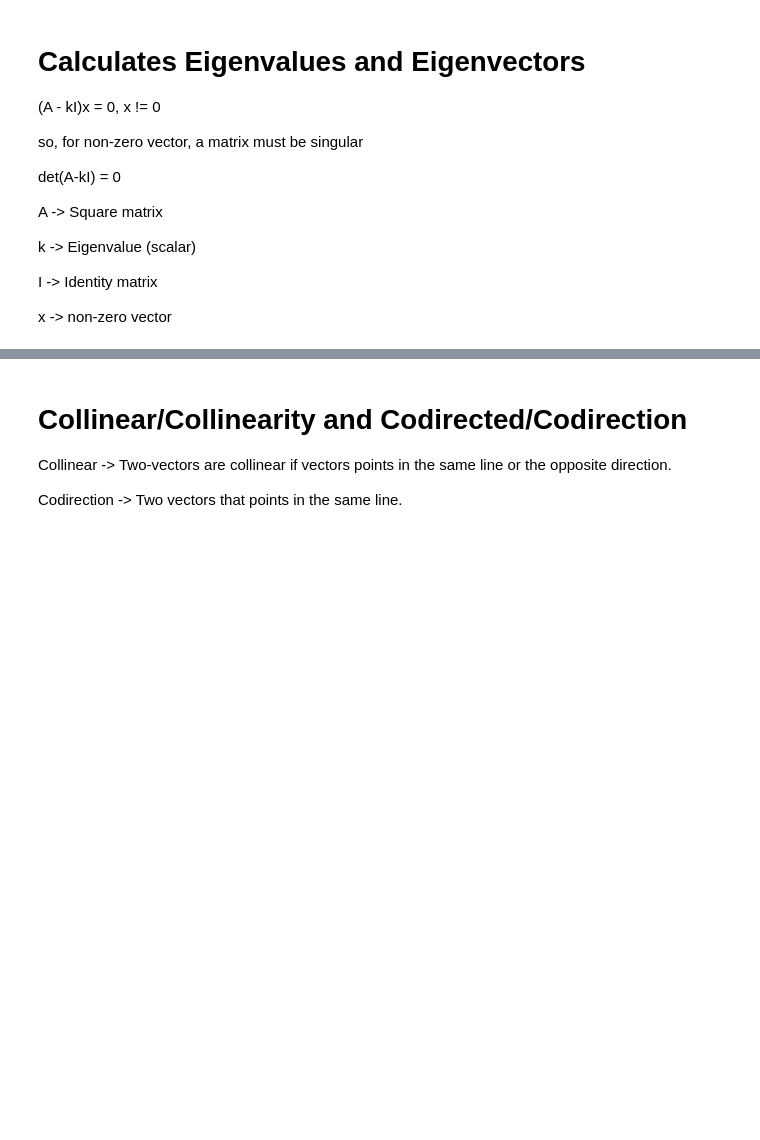
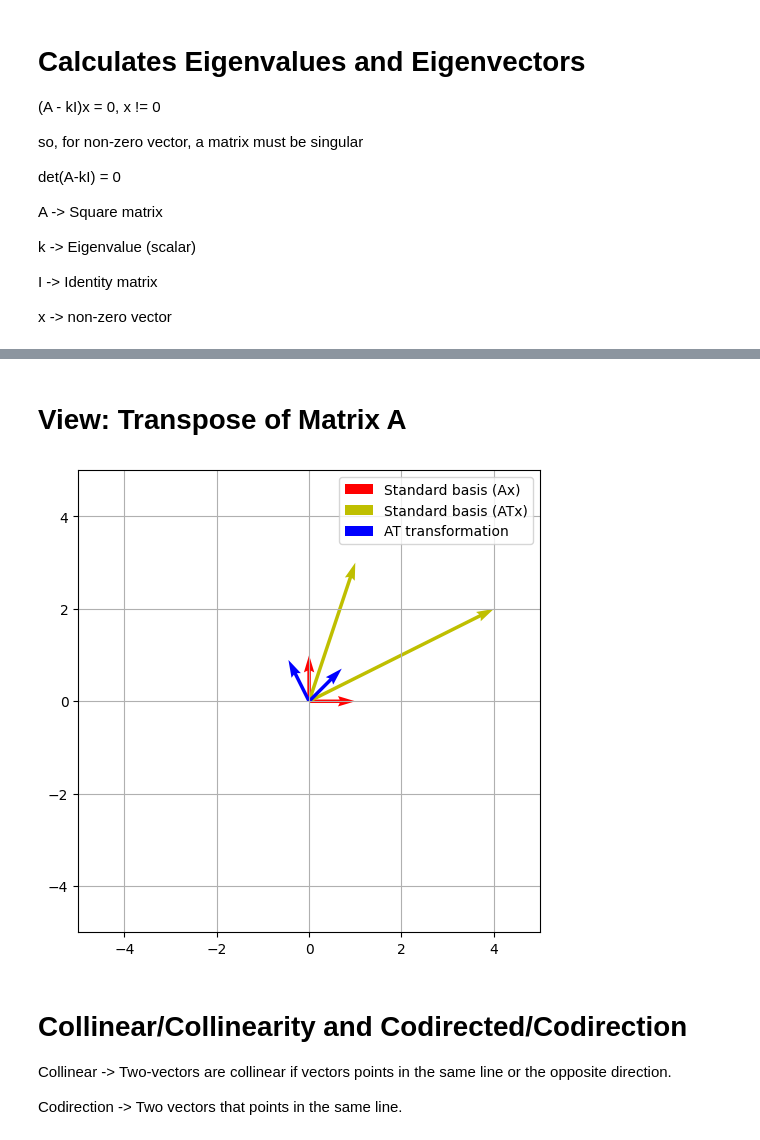
Before and after one commit to CoderAalok/Python_Libraries, a Jupyter notebook: Math for Machine Learning/Eigenvectors_Eigenvalues.ipynb, the cells around one changed output, grey strips where cells are left out. Drawn from its saved outputs; the diff is of its cells as text; code cells hidden in the pictures; blank space fills up the shorter version.

```diff
--- a/Math for Machine Learning/Eigenvectors_Eigenvalues.ipynb
+++ b/Math for Machine Learning/Eigenvectors_Eigenvalues.ipynb
@@ -99,3 +124,21 @@ plt.show()
+# %% [markdown]
+# View: Transpose of Matrix A
+# %%
+fig,ax = plt.subplots(figsize=(8,6))
+
+ax.quiver(*origin, *x, color='r', angles="xy", scale_units='xy', scale=1, label='Standard basis (Ax)')
+ax.quiver(*origin, *ATx, color='y', angles="xy", scale_units='xy', scale=1, label='Standard basis (ATx)')
+ax.quiver(*origin, *vec, color='b', angles="xy", scale_units='xy', scale=1, label='AT transformation')
+
+ax.grid()
+ax.set_xlim(-5,5)
+ax.set_ylim(-5,5)
+ax.set_aspect('equal')
+ax.legend()
+
+plt.show()
+# %% [output]
+[figure, added]
 # %% [markdown]
 # Collinear/Collinearity and Codirected/Codirection
 Collinear -> Two-vectors are collinear if vectors points in the same line or the opposite direction.
```
Also changed, not shown: parts of 9 cells of this notebook.
